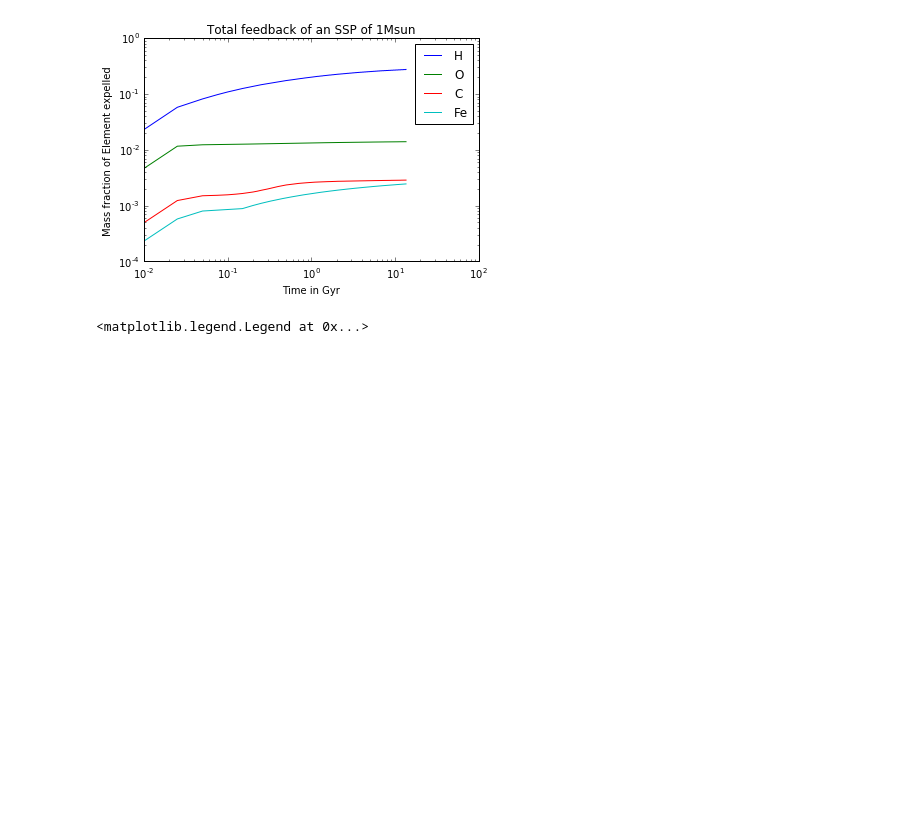
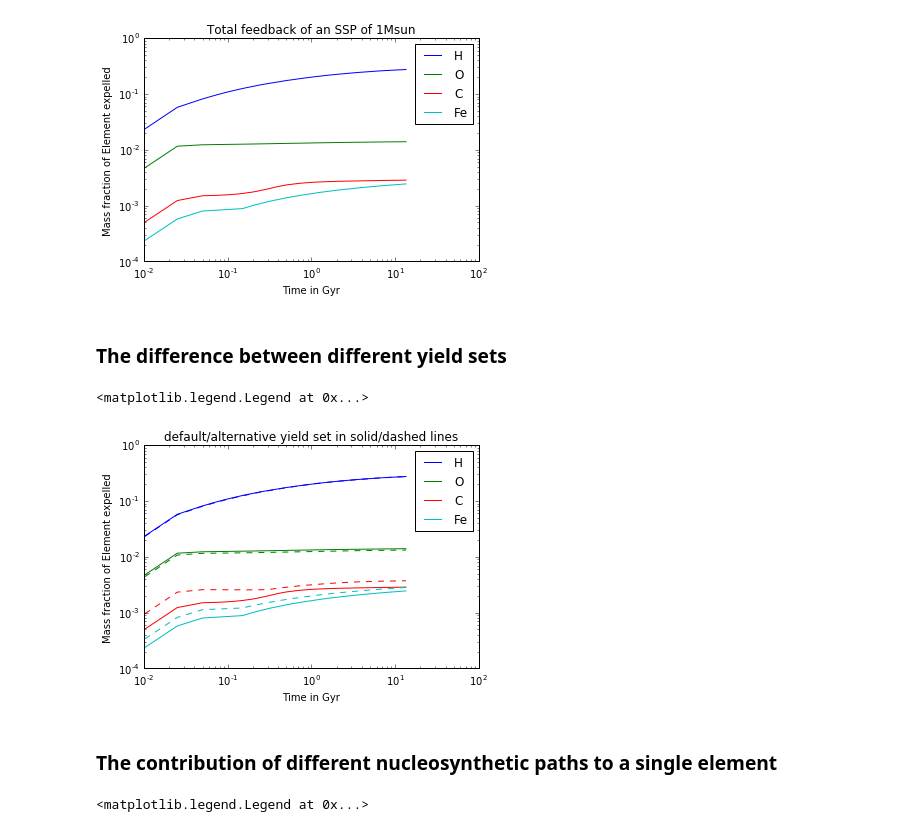
Before and after one commit to jan-rybizki/Chempy, a Jupyter notebook: tutorials/4-Simple_stellar_population.ipynb, the cells around one changed output. Saved outputs shown, nothing was run; the diff lists cells and outputs as text; code cells hidden in the pictures; blank space fills up the shorter version.

```diff
--- a/tutorials/4-Simple_stellar_population.ipynb
+++ b/tutorials/4-Simple_stellar_population.ipynb
@@ -94,6 +97,39 @@ plt.legend()
 # %% [output]
 <matplotlib.legend.Legend at 0x...>
 [figure]
+# %% [markdown]
+### The difference between different yield sets
+# %%
+basic_ssp_alternative = SSP(False, np.copy(basic_solar.z), np.copy(basic_imf.x), np.copy(basic_imf.dm), np.copy(basic_imf.dn), np.copy(time_steps), list(elements_to_trace), 'Argast_2000', 'logarithmic', False)
+basic_sn2_alternative = SN2_feedback()
+getattr(basic_sn2_alternative, "chieffi04")()
+basic_1a_alternative = SN1a_feedback()
+getattr(basic_1a_alternative, "Thielemann")()
+basic_agb_alternative = AGB_feedback()
+getattr(basic_agb_alternative, "Ventura")()
+basic_ssp_alternative.sn2_feedback(list(basic_sn2_alternative.elements), dict(basic_sn2_alternative.table), np.copy(basic_sn2_alternative.metallicities), float(a.sn2mmin), float(a.sn2mmax),list(solar_fractions))
+basic_ssp_alternative.agb_feedback(list(basic_agb_alternative.elements), dict(basic_agb_alternative.table), list(basic_agb_alternative.metallicities), float(a.agbmmin), float(a.agbmmax),list(solar_fractions))
+basic_ssp_alternative.sn1a_feedback(list(basic_1a_alternative.elements), list(basic_1a_alternative.metallicities), dict(basic_1a_alternative.table), str(a.time_delay_functional_form), float(a.sn1ammin), float(a.sn1ammax), [a.N_0,a.sn1a_time_delay,a.sn1a_exponent,a.dummy],float(a.total_mass), a.stochastic_IMF)
+plt.plot(time_steps,np.cumsum(basic_ssp.table['H']), label = 'H')
+plt.plot(time_steps,np.cumsum(basic_ssp.table['O']), label = 'O')
+plt.plot(time_steps,np.cumsum(basic_ssp.table['C']), label = 'C')
+plt.plot(time_steps,np.cumsum(basic_ssp.table['Fe']), label = 'Fe')
+plt.plot(time_steps,np.cumsum(basic_ssp_alternative.table['H']), linestyle = '--', color = 'b')
+plt.plot(time_steps,np.cumsum(basic_ssp_alternative.table['O']), linestyle = '--', color = 'g')
+plt.plot(time_steps,np.cumsum(basic_ssp_alternative.table['C']), linestyle = '--', color = 'r')
+plt.plot(time_steps,np.cumsum(basic_ssp_alternative.table['Fe']), linestyle = '--', color = 'c')
+#plt.plot(time_steps,basic_ssp.sn2_table['O'], label = 'O net yield')
+plt.yscale('log')
+plt.xscale('log')
+plt.ylabel('Mass fraction of Element expelled')
+plt.title('default/alternative yield set in solid/dashed lines')
+plt.xlabel('Time in Gyr')
+plt.legend()
+# %% [output]
+<matplotlib.legend.Legend at 0x...>
+[figure, added]
+# %% [markdown]
+### The contribution of different nucleosynthetic paths to a single element
 # %%
 plt.plot(time_steps,np.cumsum(basic_ssp.table['C']), label = 'total')
 plt.plot(time_steps,np.cumsum(basic_ssp.sn2_table['C']), label = 'CC-SN')
```
Also changed, not shown: parts of 20 cells of this notebook, 2 other files.
